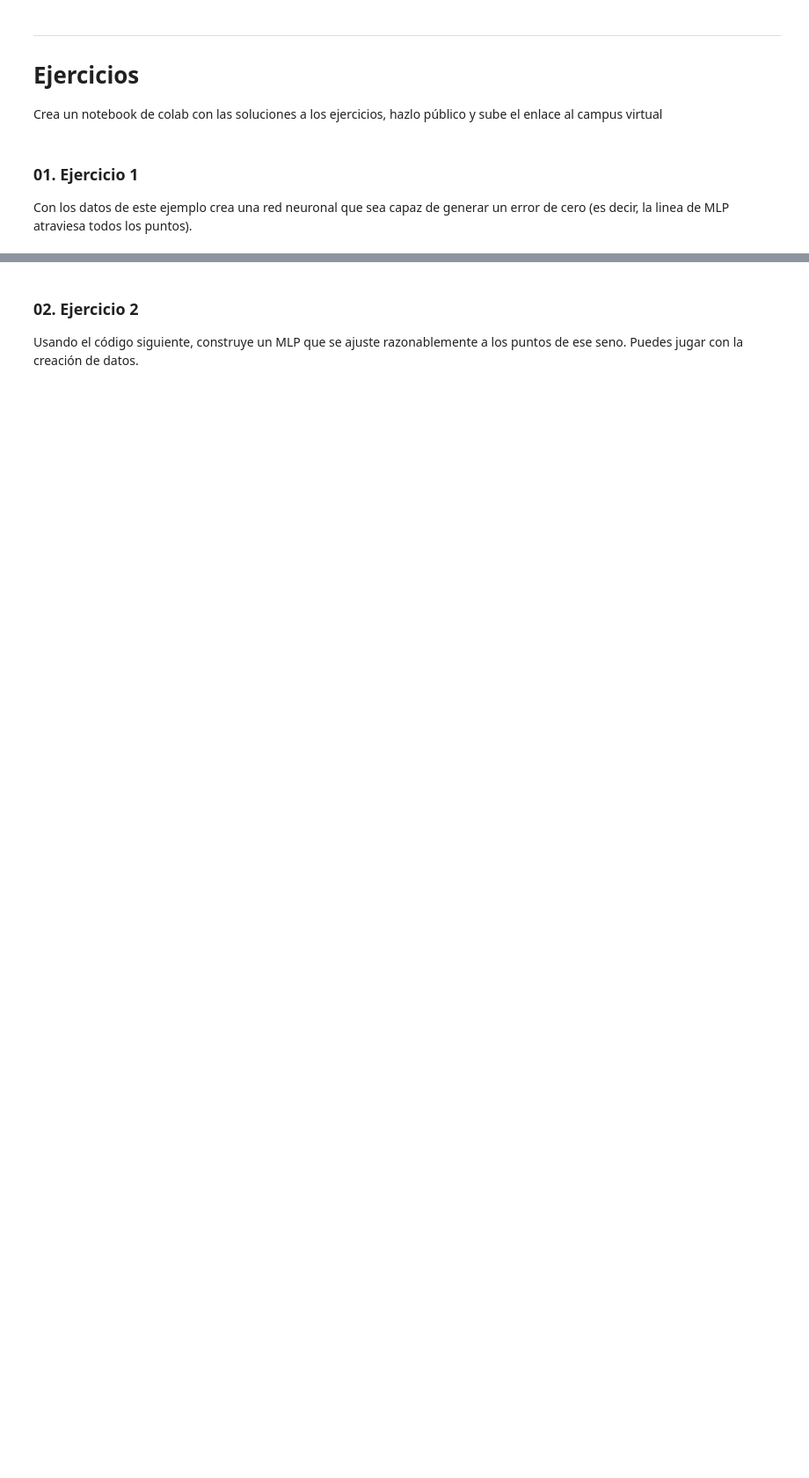
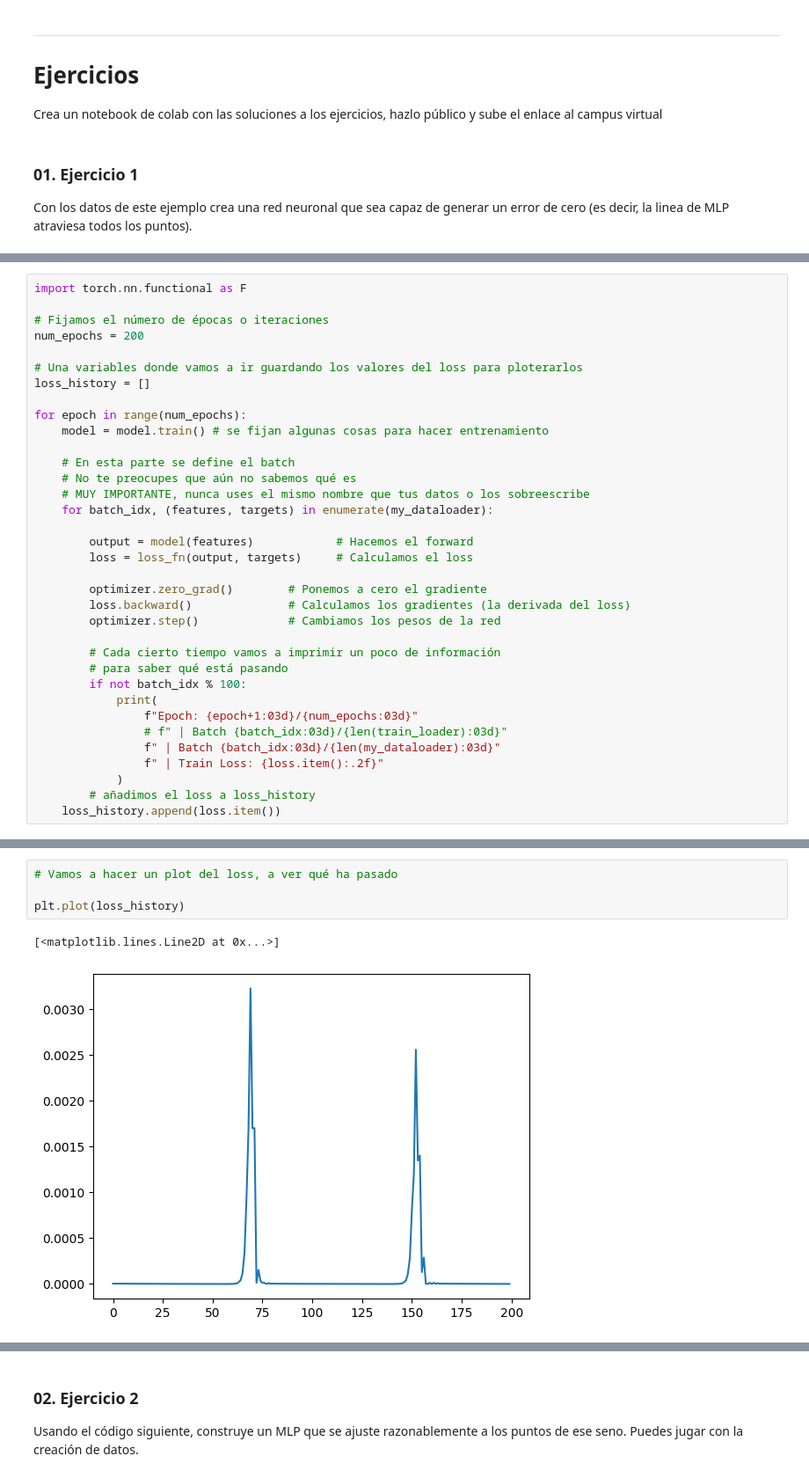
Before and after one commit to brianmsm/curso-redes-neuronales-ucm, a Jupyter notebook: PRACTICA_03_Regresion_con_MLP.ipynb, the cells around one changed output, grey strips where cells are left out. Shown: that part at 88% size. Drawn from its saved outputs; the diff is of its cells as text; blank space fills up the shorter version.

```diff
--- a/PRACTICA_03_Regresion_con_MLP.ipynb
+++ b/PRACTICA_03_Regresion_con_MLP.ipynb
@@ -296,0 +307,35 @@ class MLP(torch.nn.Module):
+# %%
+import torch.nn.functional as F
+
+# Fijamos el número de épocas o iteraciones
+num_epochs = 200
+
+# Una variables donde vamos a ir guardando los valores del loss para ploterarlos
+loss_history = []
+
+for epoch in range(num_epochs):
+    model = model.train() # se fijan algunas cosas para hacer entrenamiento
+
+    # En esta parte se define el batch
+    # No te preocupes que aún no sabemos qué es
+    # MUY IMPORTANTE, nunca uses el mismo nombre que tus datos o los sobreescribe
+    for batch_idx, (features, targets) in enumerate(my_dataloader):
+
+        output = model(features)            # Hacemos el forward
+        loss = loss_fn(output, targets)     # Calculamos el loss
+
+        optimizer.zero_grad()        # Ponemos a cero el gradiente
+        loss.backward()              # Calculamos los gradientes (la derivada del loss)
+        optimizer.step()             # Cambiamos los pesos de la red
+
+        # Cada cierto tiempo vamos a imprimir un poco de información
+        # para saber qué está pasando
+        if not batch_idx % 100:
+            print(
+                f"Epoch: {epoch+1:03d}/{num_epochs:03d}"
+                # f" | Batch {batch_idx:03d}/{len(train_loader):03d}"
+                f" | Batch {batch_idx:03d}/{len(my_dataloader):03d}"
+                f" | Train Loss: {loss.item():.2f}"
+            )
+        # añadimos el loss a loss_history
+    loss_history.append(loss.item())
@@ -296,0 +360,7 @@ class MLP(torch.nn.Module):
+# %%
+# Vamos a hacer un plot del loss, a ver qué ha pasado
+
+plt.plot(loss_history)
+# %% [output]
+[<matplotlib.lines.Line2D at 0x...>]
+[figure, added]
```
Also changed, not shown: parts of 10 cells of this notebook.
